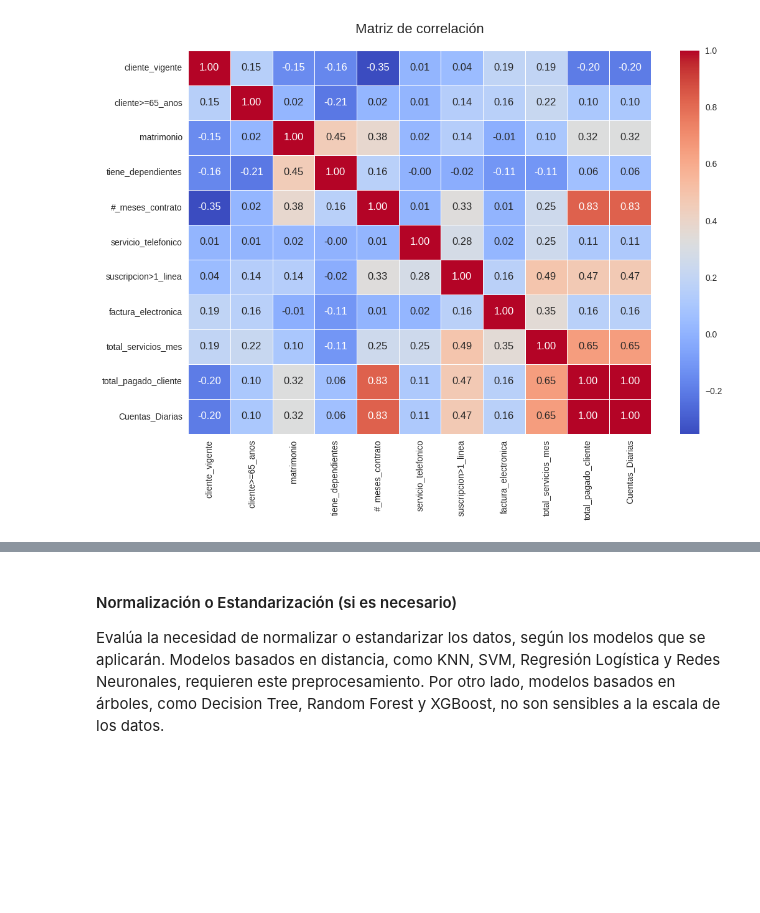
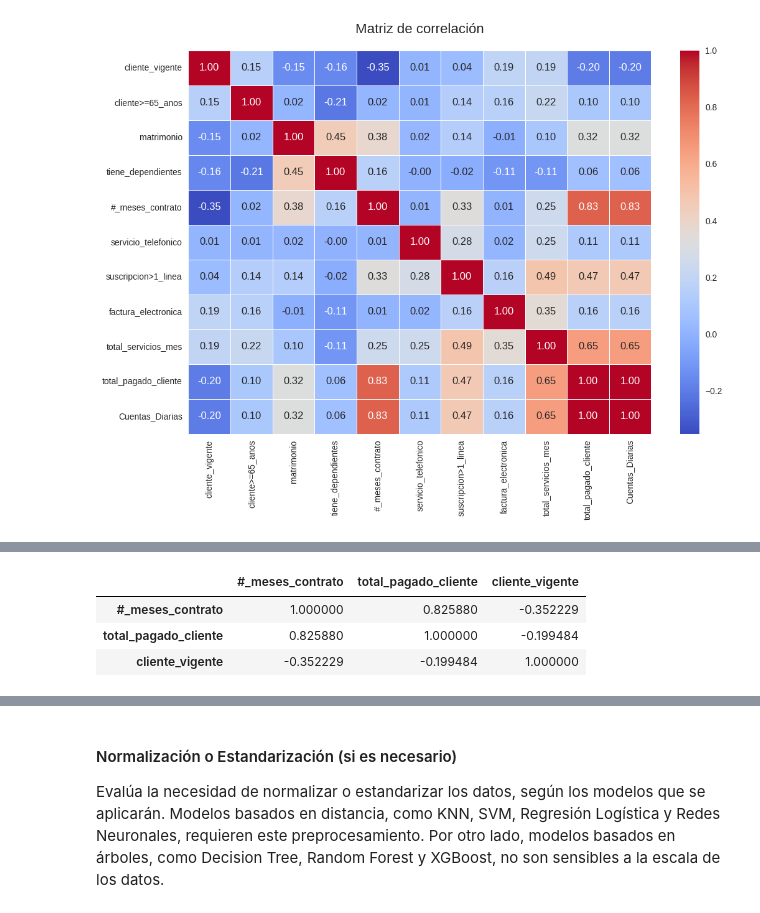
Before and after one commit to Starleen1996/TelecomX_Parte2_Latam_Predicci-n_Modelos, a Jupyter notebook: TelecomX_LATAM_Parte2_Predicción_Modelos_Actualizado.ipynb, the cells around one changed output, grey strips where cells are left out. Cells and saved outputs as stored; diff of their text form; code cells hidden in the pictures; blank space fills up the shorter version.

```diff
--- a/TelecomX_LATAM_Parte2_Predicción_Modelos_Actualizado.ipynb
+++ b/TelecomX_LATAM_Parte2_Predicción_Modelos_Actualizado.ipynb
@@ -340,0 +350,10 @@ plt.show()
+# %%
+# Vamos a verificar la correlación entre las variables
+analisis_correlacion = datos[['#_meses_contrato', 'total_pagado_cliente', 'cliente_vigente']].corr()
+analisis_correlacion
+#
+# %% [output]
+|  | #_meses_contrato | total_pagado_cliente | cliente_vigente |
+| #_meses_contrato | 1.000000 | 0.825880 | -0.352229 |
+| total_pagado_cliente | 0.825880 | 1.000000 | -0.199484 |
+| cliente_vigente | -0.352229 | -0.199484 | 1.000000 |
```
Also changed, not shown: parts of 4 cells of this notebook.
